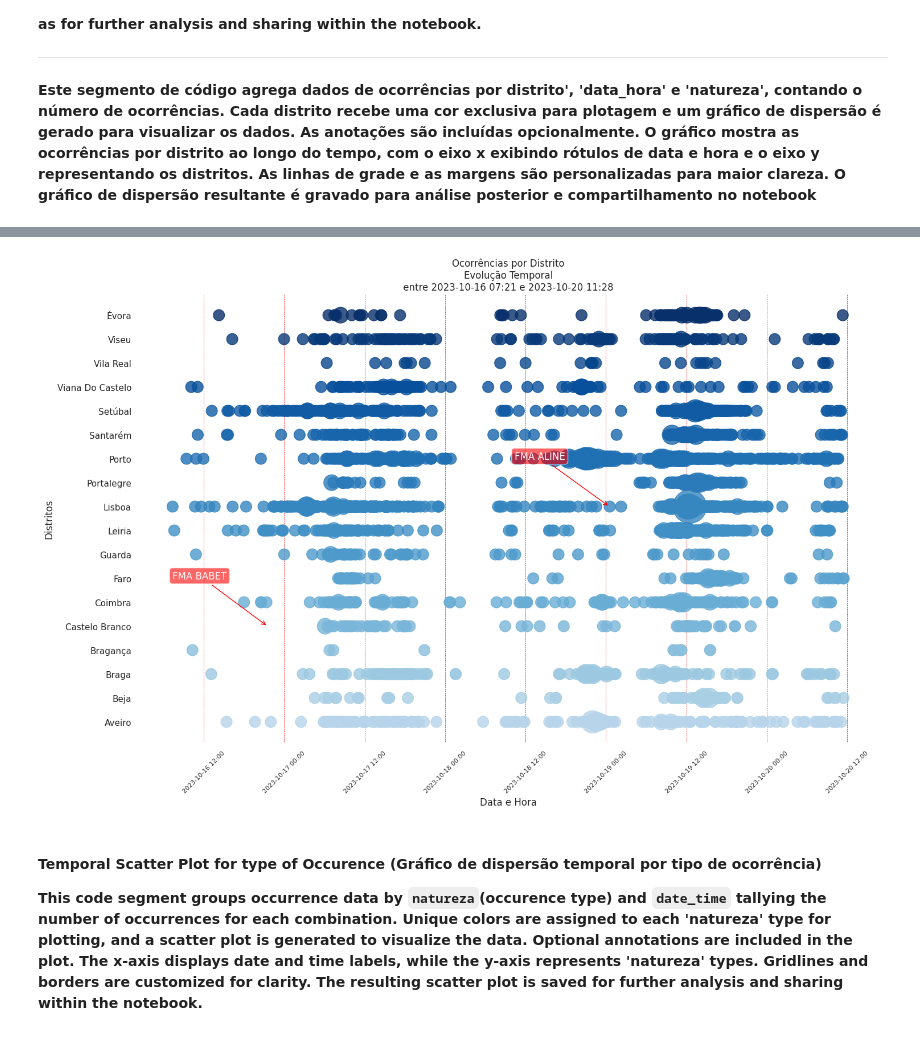
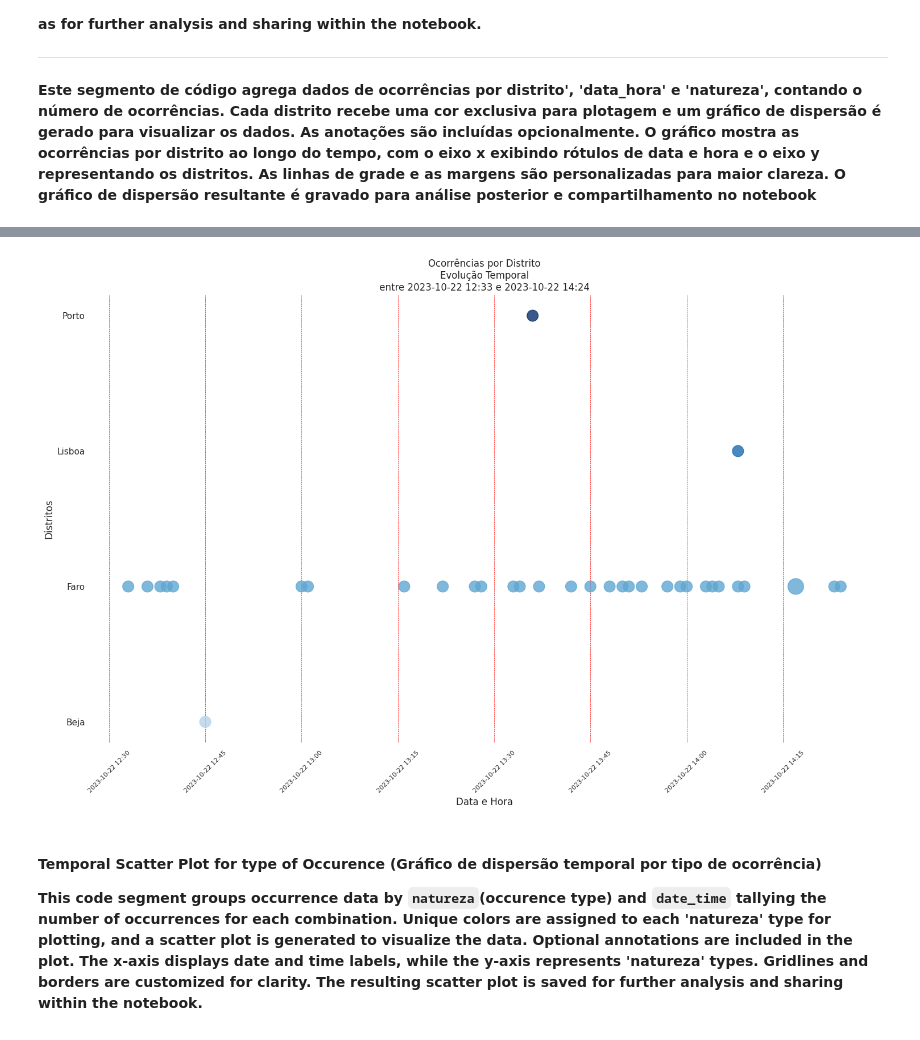
Before and after one commit to JorgeMiguelGomes/fma-analysis-vostpt, a Jupyter notebook: VOSTPT_FMA_ANALYSIS.ipynb, the cells around one changed output, grey strips where cells are left out. Saved outputs shown, nothing was run; the diff lists cells and outputs as text; code cells hidden in the pictures.

Commit message:
Fixes start date and end date dissemination throughout the notebook

```diff
--- a/VOSTPT_FMA_ANALYSIS.ipynb
+++ b/VOSTPT_FMA_ANALYSIS.ipynb
@@ -100,7 +103,7 @@ https://api.fogos.pt/v2/incidents/search?all=1&after= **2023-10-16** &limit=3000
 **Por favor, altera a data para o dia anterior ao dia que deseja analisar**
 # %%
 # Define the call to the API
-url_bar="https://api.fogos.pt/v2/incidents/search?all=1&after=2023-10-16&limit=30000"
+url_bar="https://api.fogos.pt/v2/incidents/search?all=1&after=2023-10-22&limit=30000"
 # Get response from the API
 response = requests.get(url_bar)
 # Get the json content from the response
@@ -130,7 +131,7 @@ data['date_time']=pd.to_datetime(data['date'] + ' '+data['hour'],format='%d-%m-%
 current_time = datetime.now()
 
 # Calculate the time for x hours ago
-hours_ago = current_time - timedelta(hours=4)
+hours_ago = current_time - timedelta(hours=1)
 
 # Filter the dataframe
 data = data[data['date_time'] > hours_ago]
@@ -1088,7 +1077,7 @@ plt.show()
 **Este segmento de código agrega dados de ocorrências por distrito', 'data_hora' e 'natureza', contando o número de ocorrências. Cada distrito recebe uma cor exclusiva para plotagem e um gráfico de dispersão é gerado para visualizar os dados. As anotações são incluídas opcionalmente. O gráfico mostra as ocorrências por distrito ao longo do tempo, com o eixo x exibindo rótulos de data e hora e o eixo y representando os distritos. As linhas de grade e as margens são personalizadas para maior clareza. O gráfico de dispersão resultante é gravado para análise posterior e compartilhamento no notebook**
 # %%
 # Group the data by 'district', 'date_time' and 'natureza' and count the number of occurrences
-occurrences = data.groupby(['district', 'date_time', 'natureza']).size().reset_index(name='count')
+occurrences = incident_data_full.groupby(['district', 'date_time', 'natureza']).size().reset_index(name='count')
 
 # Assign a unique color to each district
 unique_districts = occurrences['district'].unique()
@@ -1138,34 +1127,34 @@ ax.annotate('FMA BABET',
             textcoords='offset points',
             arrowprops=dict(facecolor='red', edgecolor='red',arrowstyle='->'),
             fontsize=12,
             color='white',
             bbox=dict(boxstyle="round,pad=0.3", alpha=0.6, facecolor='red'))  # semi-transparent box
 
 # Customize gridlines
 ax.yaxis.grid(False)  # Remove horizontal lines
 ax.xaxis.grid(color='red', linestyle='--', linewidth=0.5)  # Red, dashed vertical lines
 
 # Remove borders
 for spine in ax.spines.values():
     spine.set_visible(False)
 
 ax.set_title(f'Ocorrências por Distrito\nEvolução Temporal\n entre {start_date_str} e {end_date_str} ')
 ax.set_xlabel('Data e Hora')
 ax.set_ylabel('Distritos')
 ax.set_yticks(range(len(unique_districts)))  # Set y-ticks to district names
 ax.set_yticklabels(unique_districts)
 plt.xticks(rotation=45,fontsize=8)
 ax.xaxis.set_major_formatter(mdates.DateFormatter('%Y-%m-%d %H:%M'))  # format x-axis labels as date
 
 plt.tight_layout()
 filename =f'scatter_occurrences_per_district_{end_date_str}.png'
 plt.savefig(filename, dpi=300,bbox_inches='tight')
 files.download(filename)
 plt.show()
 # %% [output]
 [interactive output not drawn]
 [interactive output not drawn]
-[figure, old version]
+[figure, new version]
 # %% [markdown]
 #### Temporal Scatter Plot for type of Occurence (Gráfico de dispersão temporal por tipo de ocorrência)
 
```
Also changed, not shown: parts of 15 cells of this notebook.
